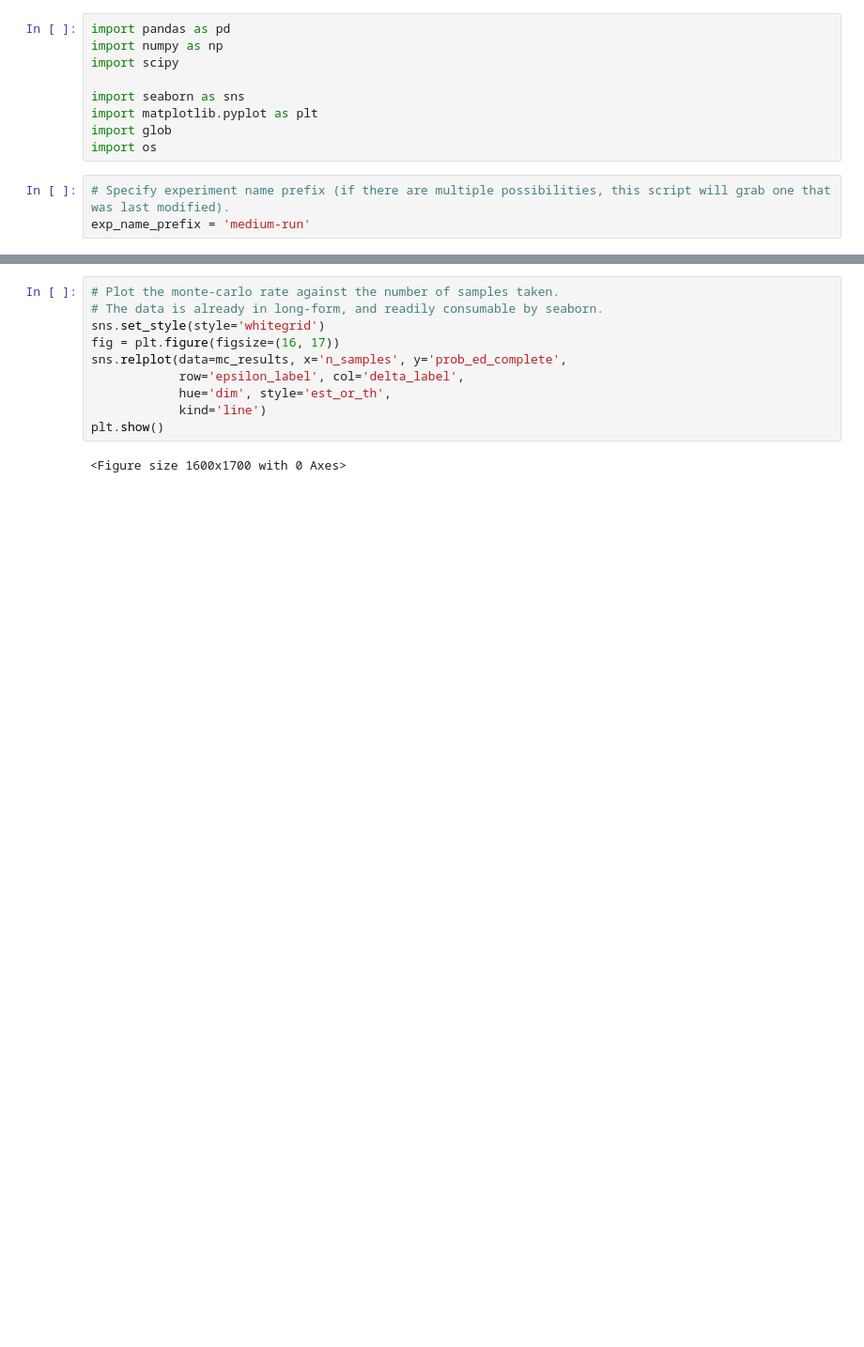
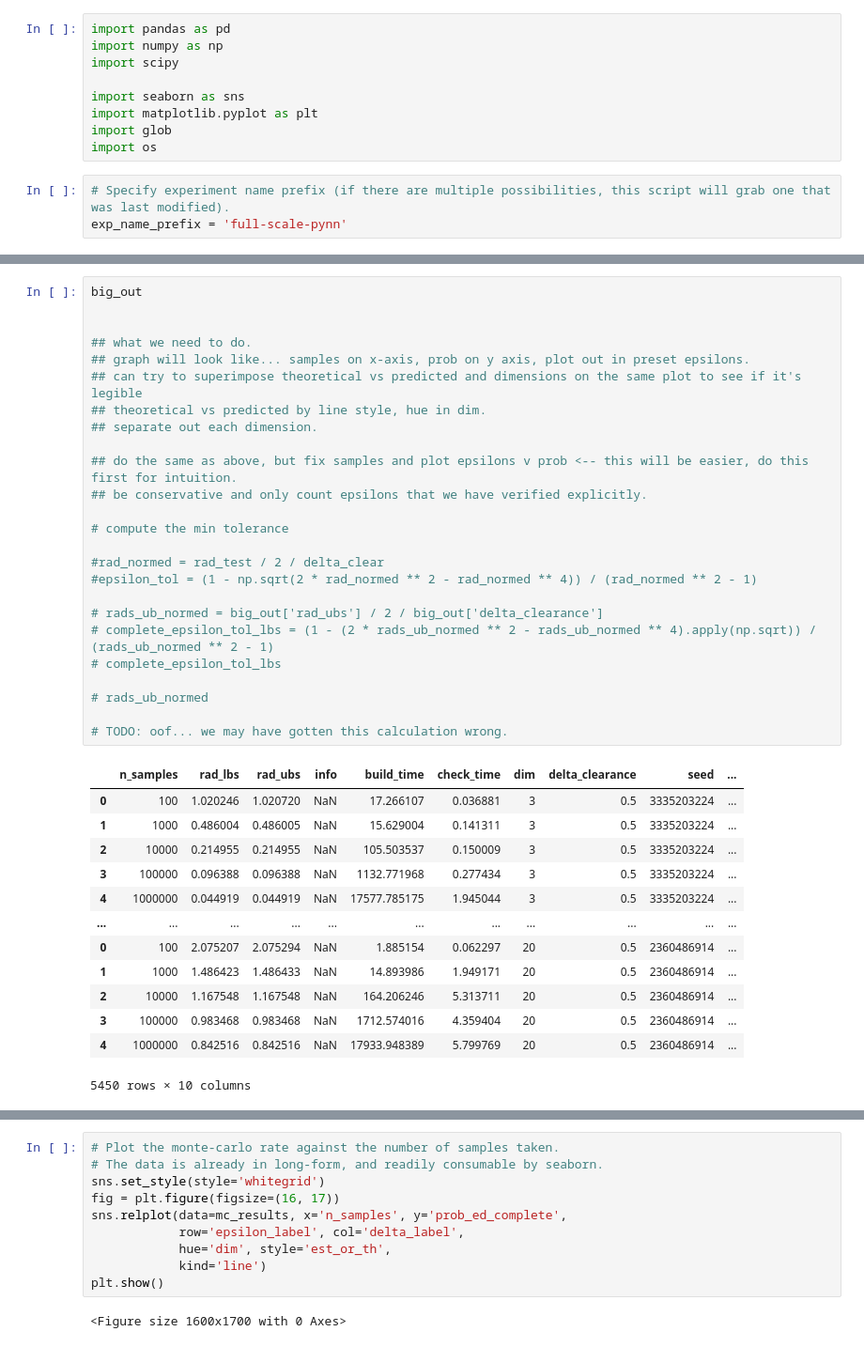
Before and after one commit to robustrobotics/nonasymptotic-mp, a Jupyter notebook: notebooks/plot_results.ipynb, the cells around one changed output, grey strips where cells are left out. Shown at 94% size. Saved outputs shown, nothing was run; the diff lists cells and outputs as text; blank space fills up the shorter version.

```diff
--- a/notebooks/plot_results.ipynb
+++ b/notebooks/plot_results.ipynb
@@ -9,4 +9,4 @@ import glob
 import os
 # %%
 # Specify experiment name prefix (if there are multiple possibilities, this script will grab one that was last modified).
-exp_name_prefix = 'medium-run'
+exp_name_prefix = 'full-scale-pynn'
@@ -13 +22,40 @@ exp_name_prefix = 'medium-run'
+# %%
+big_out
+
+
+## what we need to do.
+## graph will look like... samples on x-axis, prob on y axis, plot out in preset epsilons.
+## can try to superimpose theoretical vs predicted and dimensions on the same plot to see if it's legible
+## theoretical vs predicted by line style, hue in dim.
+## separate out each dimension.
+
+## do the same as above, but fix samples and plot epsilons v prob <-- this will be easier, do this first for intuition.
+## be conservative and only count epsilons that we have verified explicitly.
+
+# compute the min tolerance
+
+#rad_normed = rad_test / 2 / delta_clear
+#epsilon_tol = (1 - np.sqrt(2 * rad_normed ** 2 - rad_normed ** 4)) / (rad_normed ** 2 - 1)
+
+# rads_ub_normed = big_out['rad_ubs'] / 2 / big_out['delta_clearance']
+# complete_epsilon_tol_lbs = (1 - (2 * rads_ub_normed ** 2 - rads_ub_normed ** 4).apply(np.sqrt)) / (rads_ub_normed ** 2 - 1)
+# complete_epsilon_tol_lbs
+
+# rads_ub_normed
+
+# TODO: oof... we may have gotten this calculation wrong.
+# %% [output]
+|  | n_samples | rad_lbs | rad_ubs | info | build_time | check_time | dim | delta_clearance | seed | ... |
+| 0 | 100 | 1.020246 | 1.020720 | NaN | 17.266107 | 0.036881 | 3 | 0.5 | 3335203224 | ... |
+| 1 | 1000 | 0.486004 | 0.486005 | NaN | 15.629004 | 0.141311 | 3 | 0.5 | 3335203224 | ... |
+| 2 | 10000 | 0.214955 | 0.214955 | NaN | 105.503537 | 0.150009 | 3 | 0.5 | 3335203224 | ... |
+| 3 | 100000 | 0.096388 | 0.096388 | NaN | 1132.771968 | 0.277434 | 3 | 0.5 | 3335203224 | ... |
+| 4 | 1000000 | 0.044919 | 0.044919 | NaN | 17577.785175 | 1.945044 | 3 | 0.5 | 3335203224 | ... |
+| ... | ... | ... | ... | ... | ... | ... | ... | ... | ... | ... |
+| 0 | 100 | 2.075207 | 2.075294 | NaN | 1.885154 | 0.062297 | 20 | 0.5 | 2360486914 | ... |
+| 1 | 1000 | 1.486423 | 1.486433 | NaN | 14.893986 | 1.949171 | 20 | 0.5 | 2360486914 | ... |
+| 2 | 10000 | 1.167548 | 1.167548 | NaN | 164.206246 | 5.313711 | 20 | 0.5 | 2360486914 | ... |
+| 3 | 100000 | 0.983468 | 0.983468 | NaN | 1712.574016 | 4.359404 | 20 | 0.5 | 2360486914 | ... |
+| 4 | 1000000 | 0.842516 | 0.842516 | NaN | 17933.948389 | 5.799769 | 20 | 0.5 | 2360486914 | ... |
+5450 rows × 10 columns
 # %%
```
Also changed, not shown: parts of 2 cells of this notebook, 2 other files.
